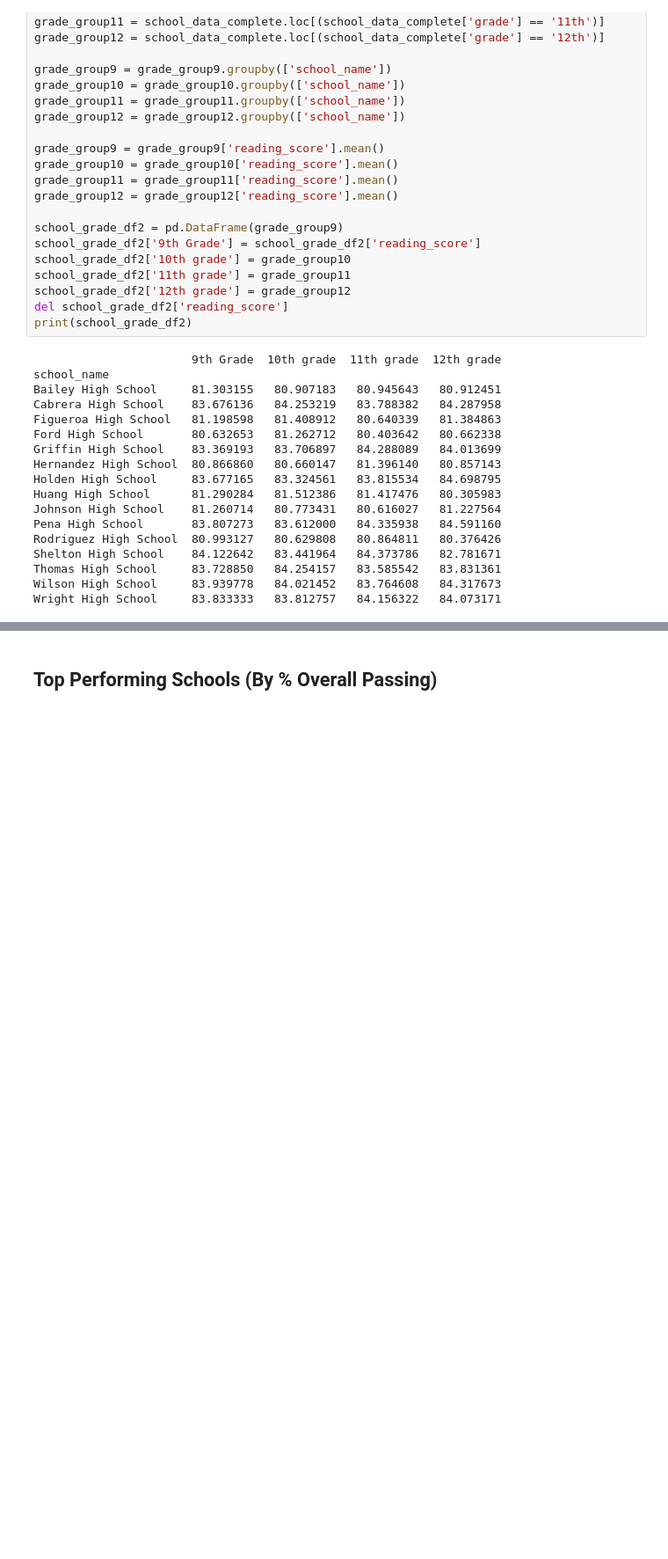
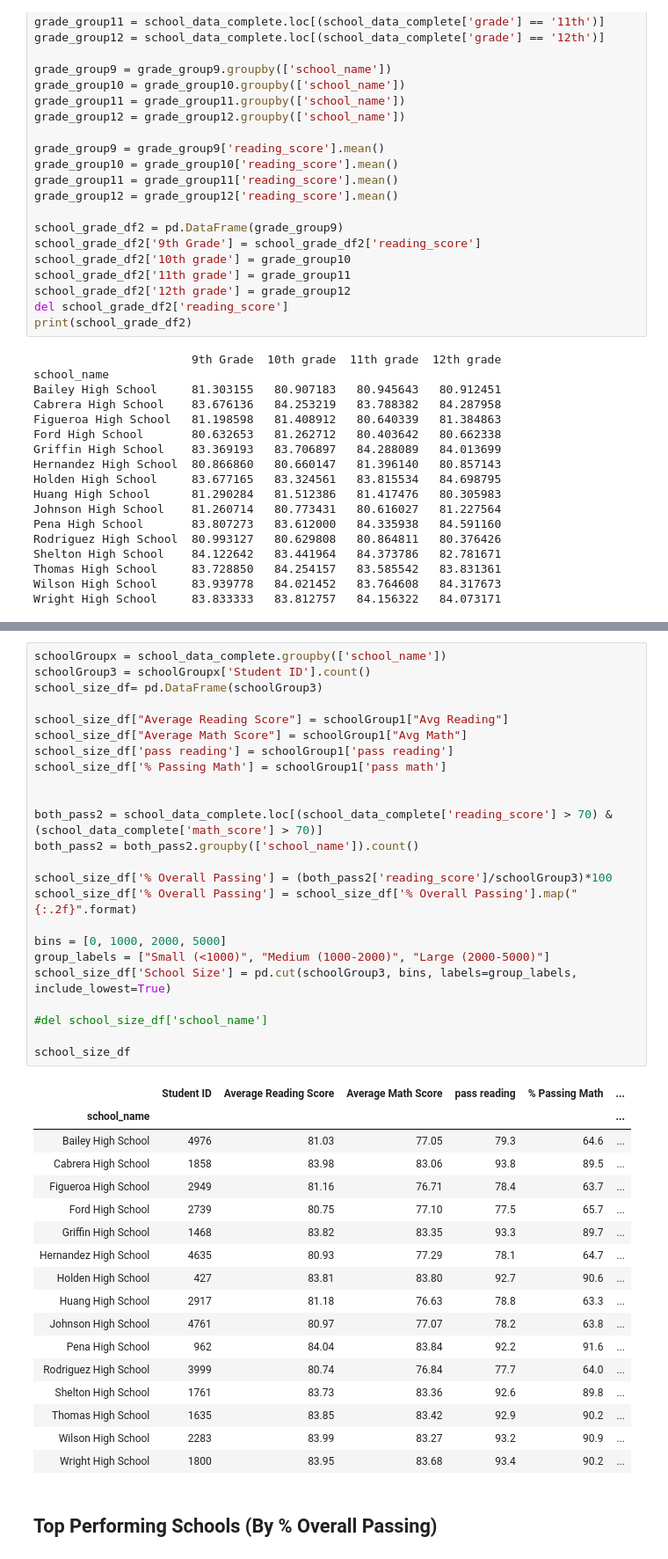
Before and after one commit to DerekTeed/pandas-challenge, a Jupyter notebook: PyCitySchools/PyCitySchools.ipynb, the cells around one changed output, grey strips where cells are left out. Shown at 88% size. Cells and saved outputs as stored; diff of their text form; blank space fills up the shorter version.

```diff
--- a/PyCitySchools/PyCitySchools.ipynb
+++ b/PyCitySchools/PyCitySchools.ipynb
@@ -372,2 +367,44 @@ school_perf_df
+# %%
+schoolGroupx = school_data_complete.groupby(['school_name'])
+schoolGroup3 = schoolGroupx['Student ID'].count()
+school_size_df= pd.DataFrame(schoolGroup3)
+
+school_size_df["Average Reading Score"] = schoolGroup1["Avg Reading"]
+school_size_df["Average Math Score"] = schoolGroup1["Avg Math"]
+school_size_df['pass reading'] = schoolGroup1['pass reading']
+school_size_df['% Passing Math'] = schoolGroup1['pass math']
+
+
+both_pass2 = school_data_complete.loc[(school_data_complete['reading_score'] > 70) & (school_data_complete['math_score'] > 70)]
+both_pass2 = both_pass2.groupby(['school_name']).count()
+
+school_size_df['% Overall Passing'] = (both_pass2['reading_score']/schoolGroup3)*100
+school_size_df['% Overall Passing'] = school_size_df['% Overall Passing'].map("{:.2f}".format)
+
+bins = [0, 1000, 2000, 5000]
+group_labels = ["Small (<1000)", "Medium (1000-2000)", "Large (2000-5000)"]
+school_size_df['School Size'] = pd.cut(schoolGroup3, bins, labels=group_labels, include_lowest=True)
+
+#del school_size_df['school_name']
+
+school_size_df
+# %% [output]
+|  | Student ID | Average Reading Score | Average Math Score | pass reading | % Passing Math | ... |
+| school_name |  |  |  |  |  | ... |
+| Bailey High School | 4976 | 81.03 | 77.05 | 79.3 | 64.6 | ... |
+| Cabrera High School | 1858 | 83.98 | 83.06 | 93.8 | 89.5 | ... |
+| Figueroa High School | 2949 | 81.16 | 76.71 | 78.4 | 63.7 | ... |
+| Ford High School | 2739 | 80.75 | 77.10 | 77.5 | 65.7 | ... |
+| Griffin High School | 1468 | 83.82 | 83.35 | 93.3 | 89.7 | ... |
+| Hernandez High School | 4635 | 80.93 | 77.29 | 78.1 | 64.7 | ... |
+| Holden High School | 427 | 83.81 | 83.80 | 92.7 | 90.6 | ... |
+| Huang High School | 2917 | 81.18 | 76.63 | 78.8 | 63.3 | ... |
+| Johnson High School | 4761 | 80.97 | 77.07 | 78.2 | 63.8 | ... |
+| Pena High School | 962 | 84.04 | 83.84 | 92.2 | 91.6 | ... |
+| Rodriguez High School | 3999 | 80.74 | 76.84 | 77.7 | 64.0 | ... |
+| Shelton High School | 1761 | 83.73 | 83.36 | 92.6 | 89.8 | ... |
+| Thomas High School | 1635 | 83.85 | 83.42 | 92.9 | 90.2 | ... |
+| Wilson High School | 2283 | 83.99 | 83.27 | 93.2 | 90.9 | ... |
+| Wright High School | 1800 | 83.95 | 83.68 | 93.4 | 90.2 | ... |
 # %% [markdown]
 ## Top Performing Schools (By % Overall Passing)
```
Also changed, not shown: parts of 4 cells of this notebook, 2 other files.
